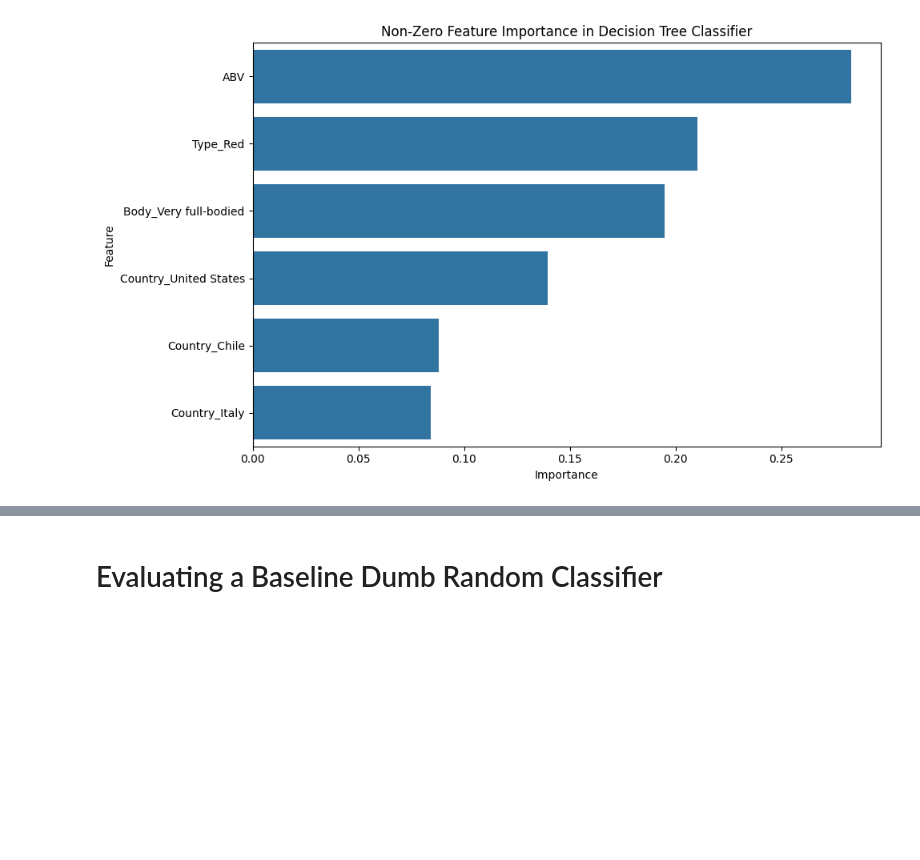
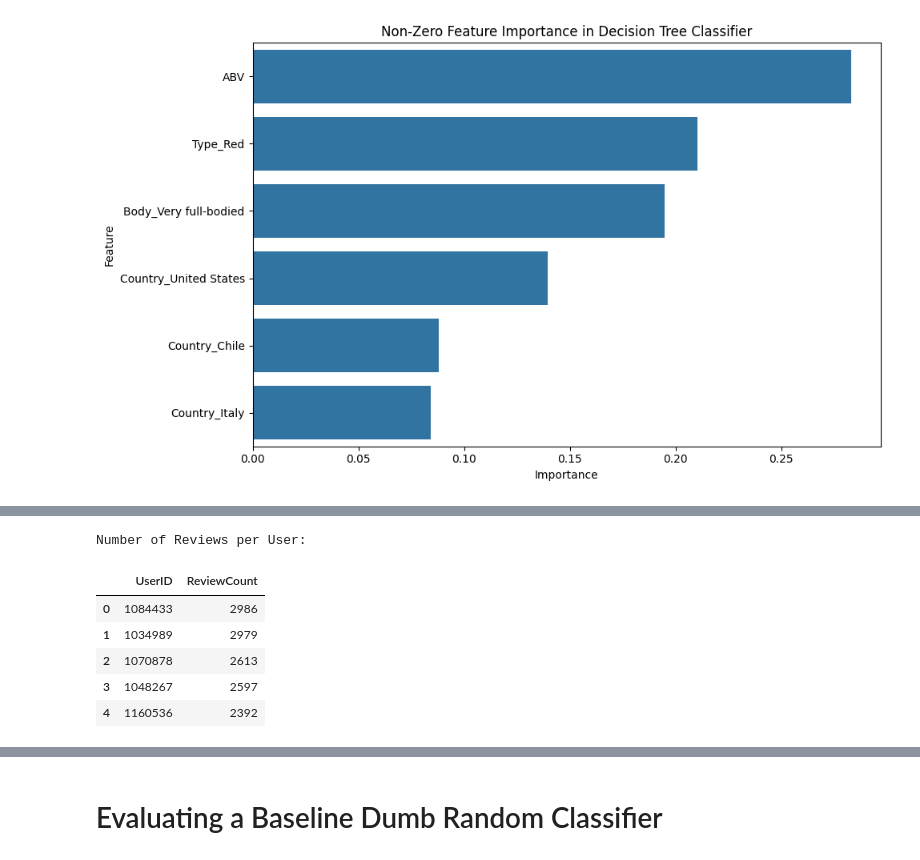
Before and after one commit to NikiLalev/rs_project_group12, a Jupyter notebook: individual_recsys_joao.ipynb, the cells around one changed output, grey strips where cells are left out. Cells and saved outputs as stored; diff of their text form; code cells hidden in the pictures; blank space fills up the shorter version.

```diff
--- a/individual_recsys_joao.ipynb
+++ b/individual_recsys_joao.ipynb
@@ -1013,0 +1044,16 @@ plt.show()
+# %%
+# Calculate the number of reviews per user
+user_review_counts = ratings_df['UserID'].value_counts().reset_index()
+user_review_counts.columns = ['UserID', 'ReviewCount']
+
+# Display the first few rows
+print("Number of Reviews per User:")
+display(user_review_counts.head())
+# %% [output]
+Number of Reviews per User:
+|  | UserID | ReviewCount |
+| 0 | 1084433 | 2986 |
+| 1 | 1034989 | 2979 |
+| 2 | 1070878 | 2613 |
+| 3 | 1048267 | 2597 |
+| 4 | 1160536 | 2392 |
```
Also changed, not shown: parts of 8 cells of this notebook, 1 other file.
